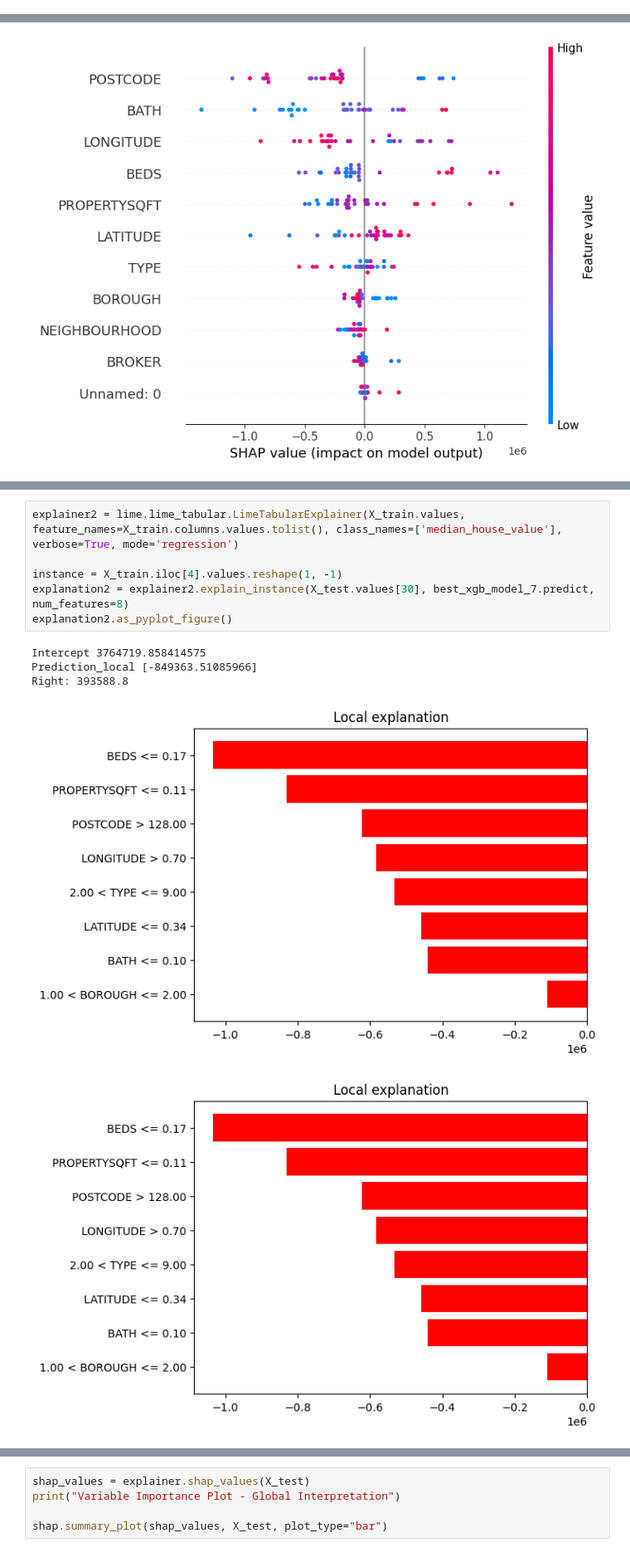
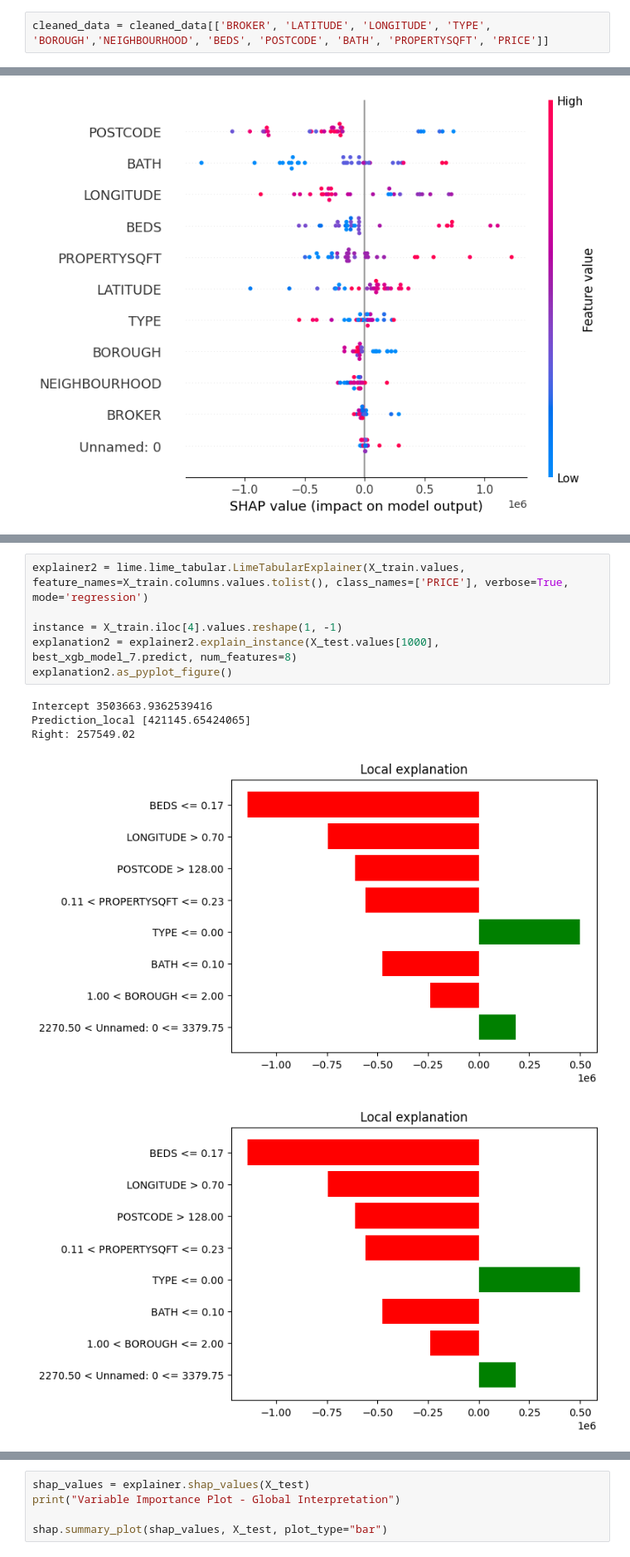
Before and after one commit to Aleksandra191/PUM_projekt_NA_EM_AK, a Jupyter notebook: hiperparametryzacja.ipynb, the cells around one changed output, grey strips where cells are left out. Shown at 83% size. Drawn from its saved outputs; the diff is of its cells as text.

```diff
--- a/hiperparametryzacja.ipynb
+++ b/hiperparametryzacja.ipynb
@@ -11,6 +11,8 @@ import pandas as pd
 from sklearn.ensemble import RandomForestRegressor
 # %%
 cleaned_data = pd.read_excel('clean_data_relevant.xlsx')
+# %%
+cleaned_data = cleaned_data[['BROKER', 'LATITUDE', 'LONGITUDE', 'TYPE', 'BOROUGH','NEIGHBOURHOOD', 'BEDS', 'POSTCODE', 'BATH', 'PROPERTYSQFT', 'PRICE']]
 # %%
 from sklearn.model_selection import train_test_split
 
@@ -375,12 +387,12 @@ shap.summary_plot(shap_values, X_test[:30])
 # %%
-explainer2 = lime.lime_tabular.LimeTabularExplainer(X_train.values, feature_names=X_train.columns.values.tolist(), class_names=['median_house_value'], verbose=True, mode='regression')
+explainer2 = lime.lime_tabular.LimeTabularExplainer(X_train.values, feature_names=X_train.columns.values.tolist(), class_names=['PRICE'], verbose=True, mode='regression')
 
 instance = X_train.iloc[4].values.reshape(1, -1)
-explanation2 = explainer2.explain_instance(X_test.values[30], best_xgb_model_7.predict, num_features=8)
+explanation2 = explainer2.explain_instance(X_test.values[1000], best_xgb_model_7.predict, num_features=8)
 explanation2.as_pyplot_figure()
 # %% [output]
-Intercept 3764719.858414575
-Prediction_local [-849363.51085966]
-Right: 393588.8
+Intercept 3503663.9362539416
+Prediction_local [421145.65424065]
+Right: 257549.02
-[figure, old version]
+[figure, new version]
-[figure, old version]
+[figure, new version]
```
Also changed, not shown: parts of 4 cells of this notebook.
